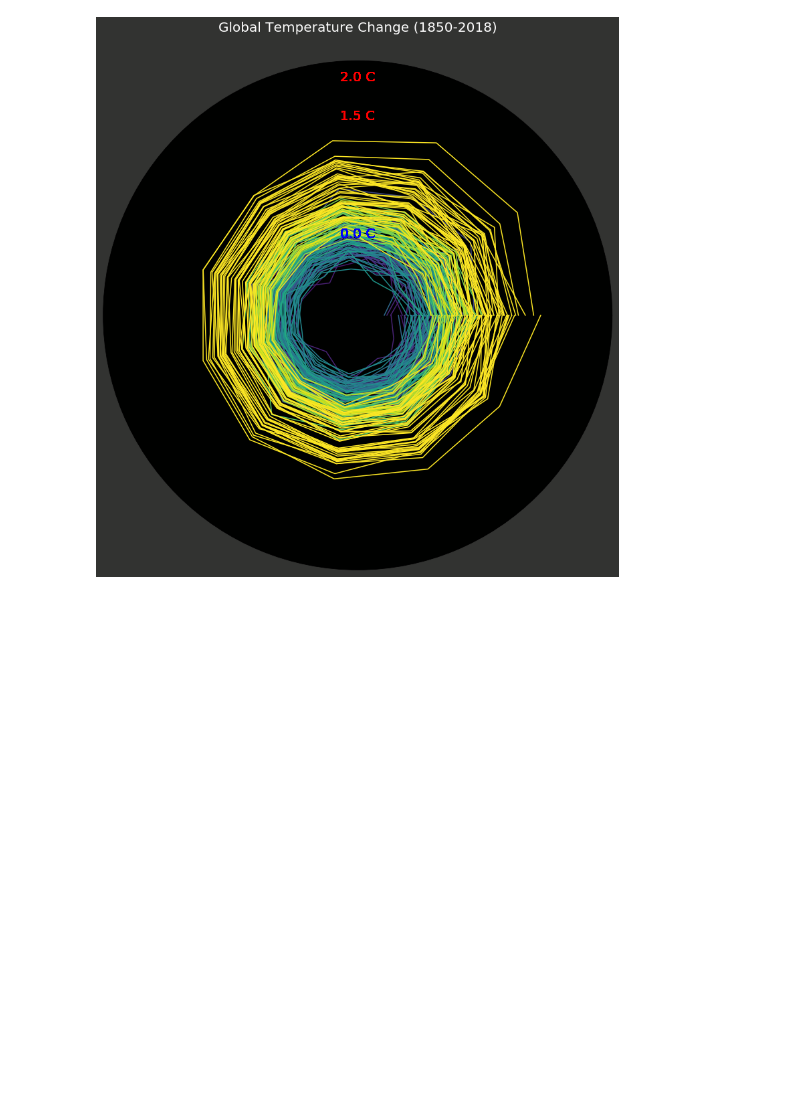
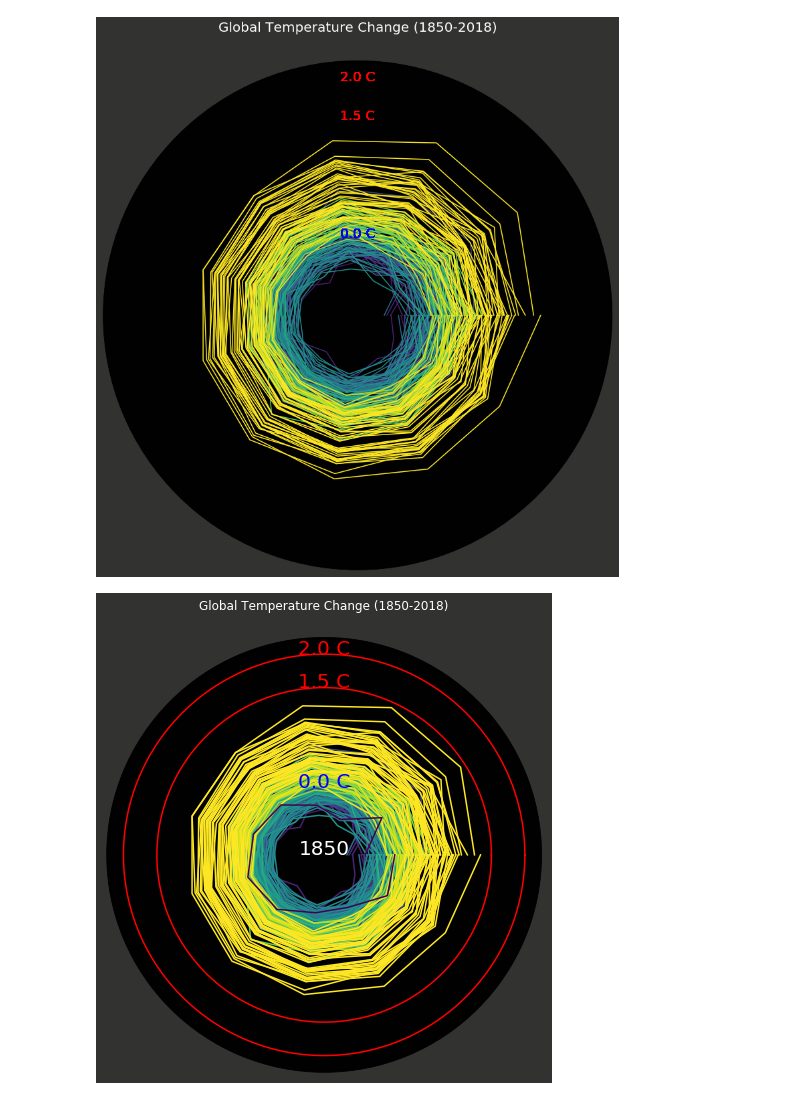
Before and after one commit to jcolot/Data-Science, a Jupyter notebook: Global Temperatures.ipynb, the cells around one changed output. Cells and saved outputs as stored; diff of their text form; code cells hidden in the pictures; blank space fills up the shorter version.

```diff
--- a/Global Temperatures.ipynb
+++ b/Global Temperatures.ipynb
@@ -11,0 +5,10 @@ hadcrut = pd.read_csv(
+# %%
+url="http://hadobs.metoffice.com/hadcrut4/data/current/time_series/HadCRUT.4.6.0.0.monthly_ns_avg.txt"
+#s=requests.get(url).content
+
+hadcrut = pd.read_csv(
+    url,
+    delim_whitespace=True,
+    usecols=[0, 1],
+    header=None
+)
@@ -130,31 +142,33 @@ blue_line_one_radii = [1.0]*1000
 red_line_one_radii = [2.5]*1000
 red_line_two_radii = [3.0]*1000
 ax1.plot(full_circle_thetas, blue_line_one_radii, c='blue')
 ax1.plot(full_circle_thetas, red_line_one_radii, c='red')
 ax1.plot(full_circle_thetas, red_line_two_radii, c='red')
 ax1.axes.get_yaxis().set_ticklabels([])
 ax1.axes.get_xaxis().set_ticklabels([])
 fig.set_facecolor("#323331")
 theta = np.linspace(0, 2*np.pi, 12)
 ax1.grid(False)
-ax1.set_title("Global Temperature Change (1850-2018)", color='white', fontdict={'fontsize': 20})
+ax1.set_title("Global Temperature Change (1850-2018)", color='white', fontdict={'fontsize': 12})
 ax1.set_ylim(0, 3.25)
 ax1.set_facecolor('#000100')
 
 def update(i):
     # Specify how we want the plot to change in each frame.
     # We need to unravel the for loop we had earlier.
     year = years[i]
     r = hadcrut[hadcrut['year'] == year]['value'] + 1
     for txt in ax1.texts:
         txt.set_visible(False)
     ax1.text(0, 0, year, color='white', size=20, ha='center')
     ax1.text(np.pi/2, 1.0, "0.0 C", color="blue", ha='center', fontdict={'fontsize': 20})
     ax1.text(np.pi/2, 2.5, "1.5 C", color="red", ha='center', fontdict={'fontsize': 20})
     ax1.text(np.pi/2, 3.0, "2.0 C", color="red", ha='center', fontdict={'fontsize': 20})
     ax1.plot(theta, r, c=plt.cm.viridis(i*2))
     return ax1
 
 anim = FuncAnimation(fig, update, frames=len(years), interval=50)
 
 anim.save('climate_spiral.gif', dpi=120, writer='imagemagick', savefig_kwargs={'facecolor': '#323331'})
+# %% [output]
+[figure, added]
```
Also changed, not shown: parts of 3 cells of this notebook, 1 other file.
